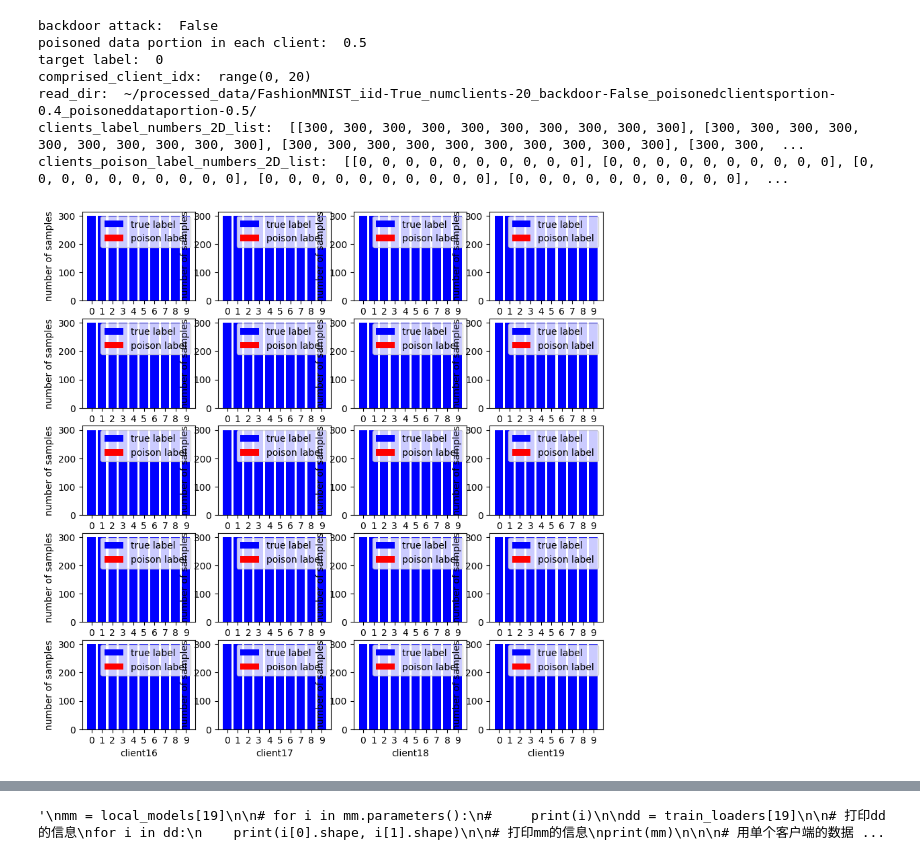
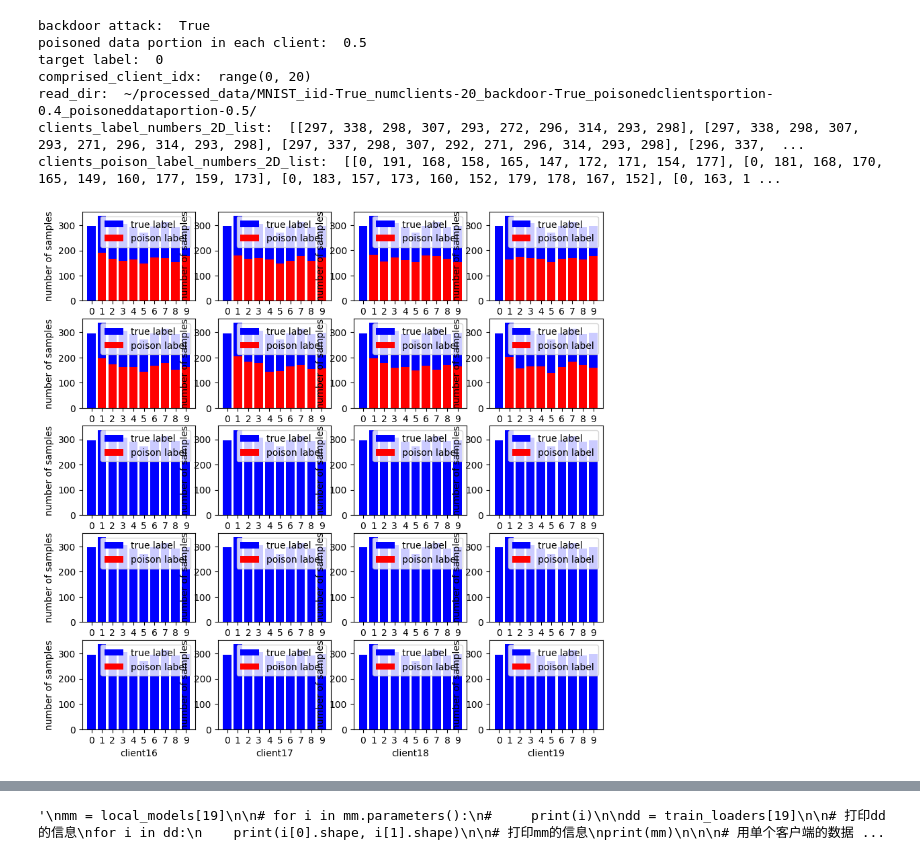
Before and after one commit to imamtom/Attack_and_Defense_demo_ipynb, a Jupyter notebook: fl_dataset_load_and_train.ipynb, the cells around one changed output, grey strips where cells are left out. Drawn from its saved outputs; the diff is of its cells as text; code cells hidden in the pictures.

```diff
--- a/fl_dataset_load_and_train.ipynb
+++ b/fl_dataset_load_and_train.ipynb
@@ -26,9 +26,9 @@ dataset_name = 'MNIST'
 
 # attack_method = 'IPM-0.1'
 # attack_method = 'IPM-100'
-# attack_method = 'Backdoor'
+attack_method = 'Backdoor'
 # attack_method = 'NoAttack'
-attack_method = 'ALIE'
+# attack_method = 'ALIE'
 # attack_method = 'MinMax'
 
 # 攻击类型限制范围
@@ -40,6 +40,11 @@ if attack_method == 'Backdoor':
 else:
     backdoor = False
 print("backdoor attack: ", backdoor)
+
+
+defense_method = 'FedAvg'
+# defense_method = 'FLUD'
+
 
 # poisioned client portion
 poisoned_client_portion = 0.4
@@ -56,11 +61,14 @@ print("target label: ", target_label)
 num_clients = 20
 num_classes = 10
 
+gpu_id = 3
 
 iid = True
 
 # iid = False
 alpha = 0.1
+
+given_size = 4096
 
 # 被comprised的客户端的index
 comprised_client_idx = range(num_clients)
@@ -100,11 +108,16 @@ def load_multiple_client_training_data(num_clients, read_dir):
         clients_images_list[i] = data['images']
         clients_labels_list[i] = data['labels']
         clients_modified_labels_list[i] = data['modified_labels']
-    test_data = np.load(read_dir + 'test_data.npz')
+    test_data = np.load(read_dir + 'test_acc_data.npz')
     test_images = test_data['images']
     test_labels = test_data['labels']
-    return clients_images_list, clients_labels_list, clients_modified_labels_list, test_images, test_labels
-clients_images_numpuy_list, clients_labels_list, clients_modified_labels_list, test_images, test_labels = load_multiple_client_training_data(num_clients, read_dir)
+
+    test_asr_data = np.load(read_dir + 'test_asr_data.npz')
+    test_asr_images = test_asr_data['images']
+    test_asr_labels = test_asr_data['labels']
+
+    return clients_images_list, clients_labels_list, clients_modified_labels_list, test_images, test_labels, test_asr_images, test_asr_labels
+
 
 # clients_labels_list[i][j] 表示第i个客户端的第j个样本(不是按类别的)的标签
 """
@@ -121,38 +134,40 @@ def get_statistic_of_dataset(clients_labels_list, clients_modified_labels_list,
 
 
     for i in range(num_clients):
         for j in range(num_classes):
             # 客户端i中真实类别为j的 样本index
             index_i_true_j = np.where(clients_labels_list[i] == j)[0]
             clients_label_numbers_2D_list[i][j] = len(index_i_true_j)
             # 进一步检查是否被投毒, index_i_true_j中的 clients_modified_labels_list[i][index_i_true_j] != j 的index记作index_i_poison_j
             index_i_poison_j = np.where(clients_modified_labels_list[i][index_i_true_j] != j)[0]
             clients_poison_label_numbers_2D_list[i][j] = len(index_i_poison_j)
 
     print("clients_label_numbers_2D_list: ", clients_label_numbers_2D_list)
     print("clients_poison_label_numbers_2D_list: ", clients_poison_label_numbers_2D_list)
     # 画图, 在同一张图上同时画出每个客户端每个样本的数量的散点图, 每个客户端每个样本的数量的散点图
     plt.figure(figsize=(10, 10))
     for i in range(num_clients):
         plt.subplot(5, 4, i+1)
         plt.xticks(range(num_classes))
         plt.bar(range(num_classes), clients_label_numbers_2D_list[i], color='b', label='true label')
         plt.bar(range(num_classes), clients_poison_label_numbers_2D_list[i], color='r', label='poison label')
         plt.xlabel('client{}'.format(i))
         plt.ylabel('number of samples')
         plt.legend()
     plt.show()
 
+# 加载数据, 并统计每个客户端的每个样本的标签数量及恶意标签数量
+clients_images_numpuy_list, clients_labels_list, clients_modified_labels_list, test_acc_images, test_acc_labels, test_asr_images, test_asr_labels = load_multiple_client_training_data(num_clients, read_dir)
 get_statistic_of_dataset(clients_labels_list, clients_modified_labels_list, num_clients, num_classes)
 # %% [output]
-backdoor attack:  False
+backdoor attack:  True
 poisoned data portion in each client:  0.5
 target label:  0
 comprised_client_idx:  range(0, 20)
-read_dir:  ~/processed_data/FashionMNIST_iid-True_numclients-20_backdoor-False_poisonedclientsportion-0.4_poisoneddataportion-0.5/
-clients_label_numbers_2D_list:  [[300, 300, 300, 300, 300, 300, 300, 300, 300, 300], [300, 300, 300, 300, 300, 300, 300, 300, 300, 300], [300, 300, 300, 300, 300, 300, 300, 300, 300, 300], [300, 300,  ...
-clients_poison_label_numbers_2D_list:  [[0, 0, 0, 0, 0, 0, 0, 0, 0, 0], [0, 0, 0, 0, 0, 0, 0, 0, 0, 0], [0, 0, 0, 0, 0, 0, 0, 0, 0, 0], [0, 0, 0, 0, 0, 0, 0, 0, 0, 0], [0, 0, 0, 0, 0, 0, 0, 0, 0, 0],  ...
+read_dir:  ~/processed_data/MNIST_iid-True_numclients-20_backdoor-True_poisonedclientsportion-0.4_poisoneddataportion-0.5/
+clients_label_numbers_2D_list:  [[297, 338, 298, 307, 293, 272, 296, 314, 293, 298], [297, 338, 298, 307, 293, 271, 296, 314, 293, 298], [297, 337, 298, 307, 292, 271, 296, 314, 293, 298], [296, 337,  ...
+clients_poison_label_numbers_2D_list:  [[0, 191, 168, 158, 165, 147, 172, 171, 154, 177], [0, 181, 168, 170, 165, 149, 160, 177, 159, 173], [0, 183, 157, 173, 160, 152, 179, 178, 167, 152], [0, 163, 1 ...
-[figure, old version]
+[figure, new version]
 # %%
 # # 定义compriomised_clients的攻击手段 attack_methods = ['LabelFlipping', 'SignFlipping', 'Noise', 'ALIE', 'MinMax', 'IPM', 'Backdoor']
 # def train_and_get_local_update_of_attack_LabelFlipping(client_index, local_model, local_optimizer, train_loader, local_epochs):
```
Also changed, not shown: parts of 7 cells of this notebook, 14 other files.
